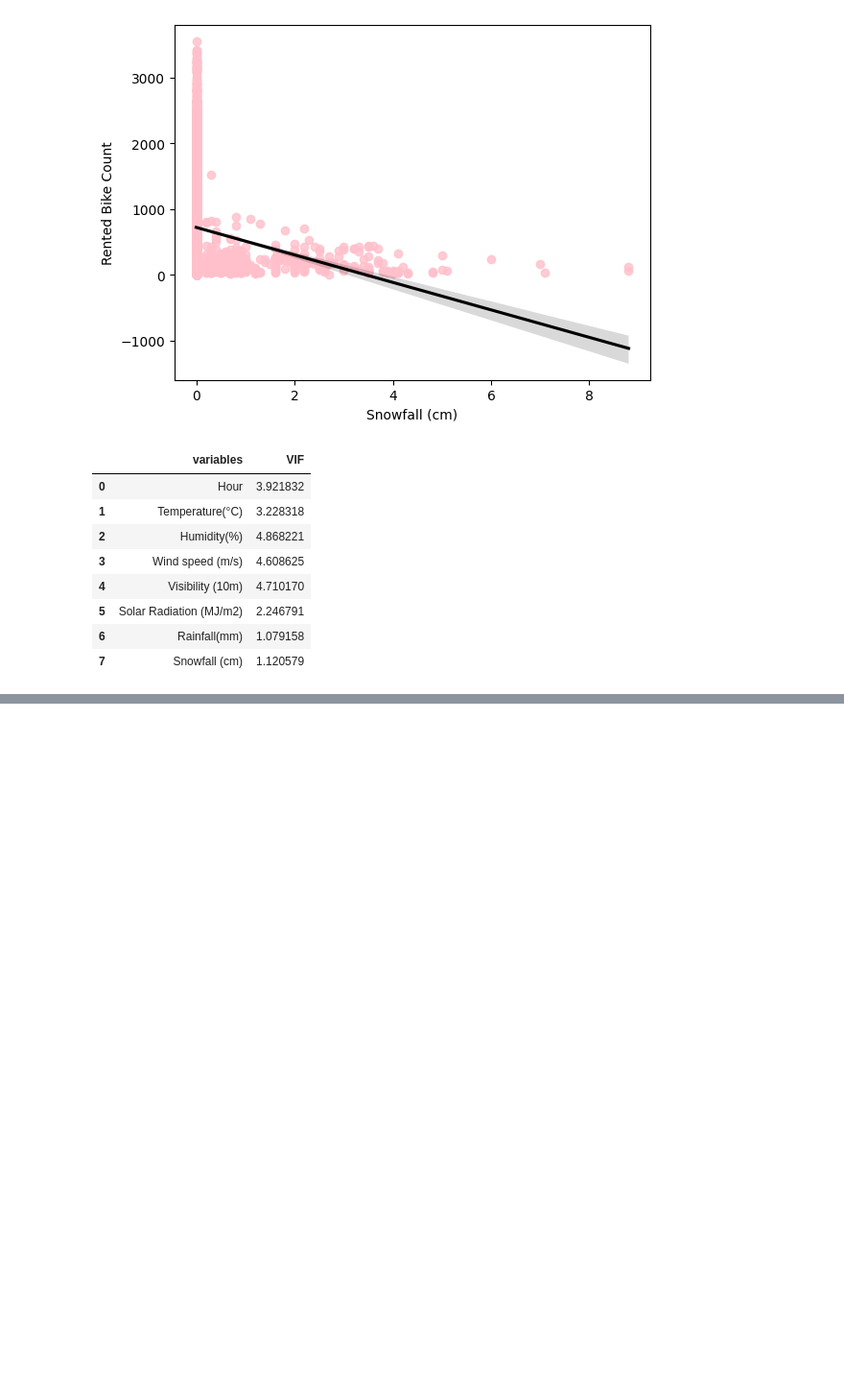
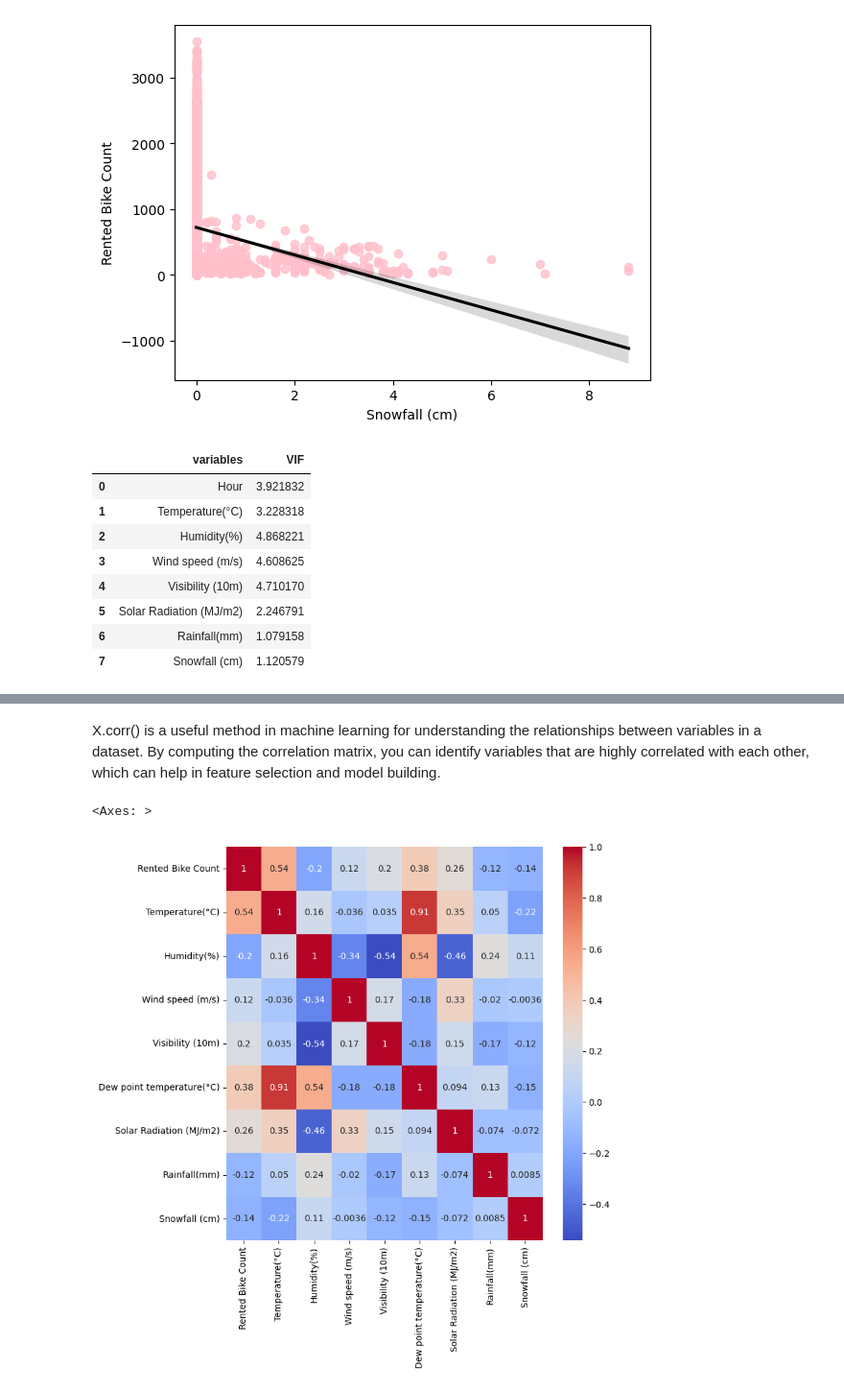
Before and after one commit to shwe-hg/Capstone-Project-On-ML-Regression-, a Jupyter notebook: Project_on_regression.ipynb, the cells around one changed output, grey strips where cells are left out. Shown at 96% size. Cells and saved outputs as stored; diff of their text form; code cells hidden in the pictures; blank space fills up the shorter version.

```diff
--- a/Project_on_regression.ipynb
+++ b/Project_on_regression.ipynb
@@ -596,0 +690,10 @@ calc_vif(df1[[i for i in df.describe().columns
+# %% [markdown]
+X.corr() is a useful method in machine learning for understanding the relationships between variables in a dataset. By computing the correlation matrix, you can identify variables that are highly correlated with each other, which can help in feature selection and model building.
+# %%
+#checking correlation with the help of heatmap
+corr_mat=df1.corr()
+plt.figure(figsize=(8,8))
+sns.heatmap(corr_mat,cmap='coolwarm',annot=True)
+# %% [output]
+<Axes: >
+[figure, added]
```
Also changed, not shown: parts of 32 cells of this notebook.
